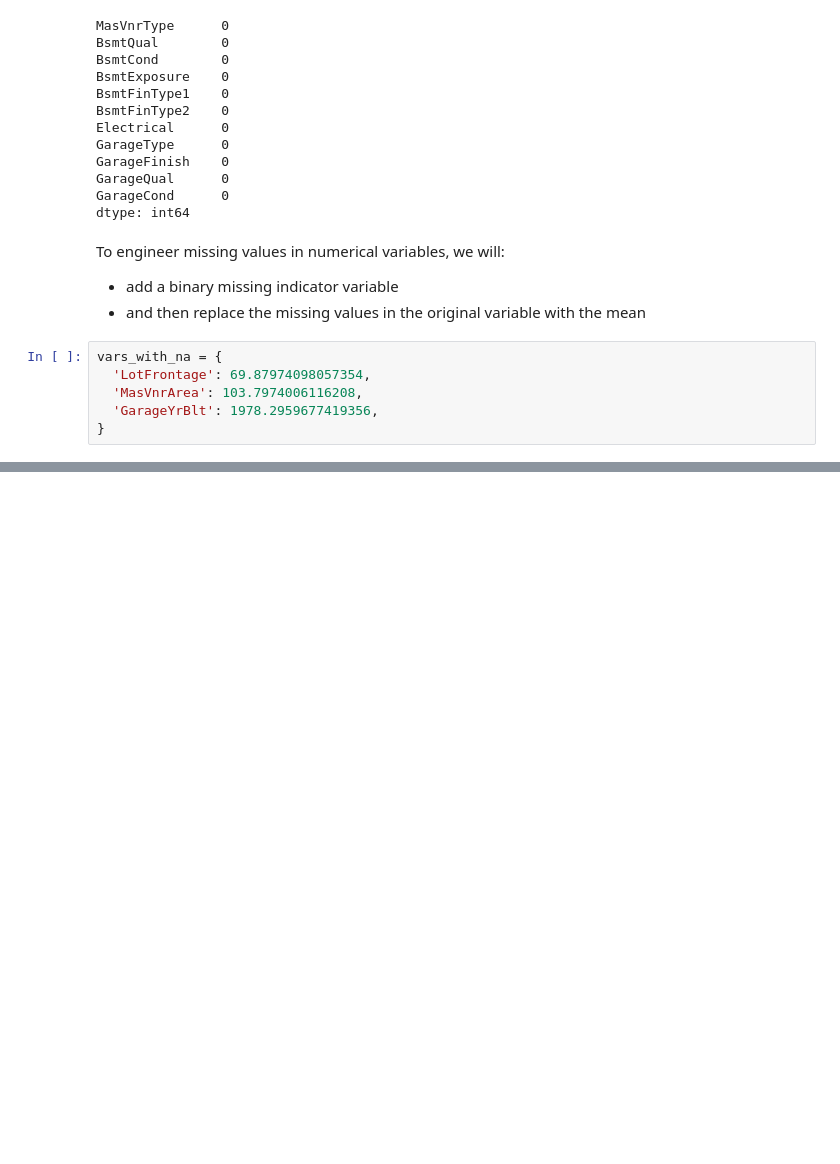
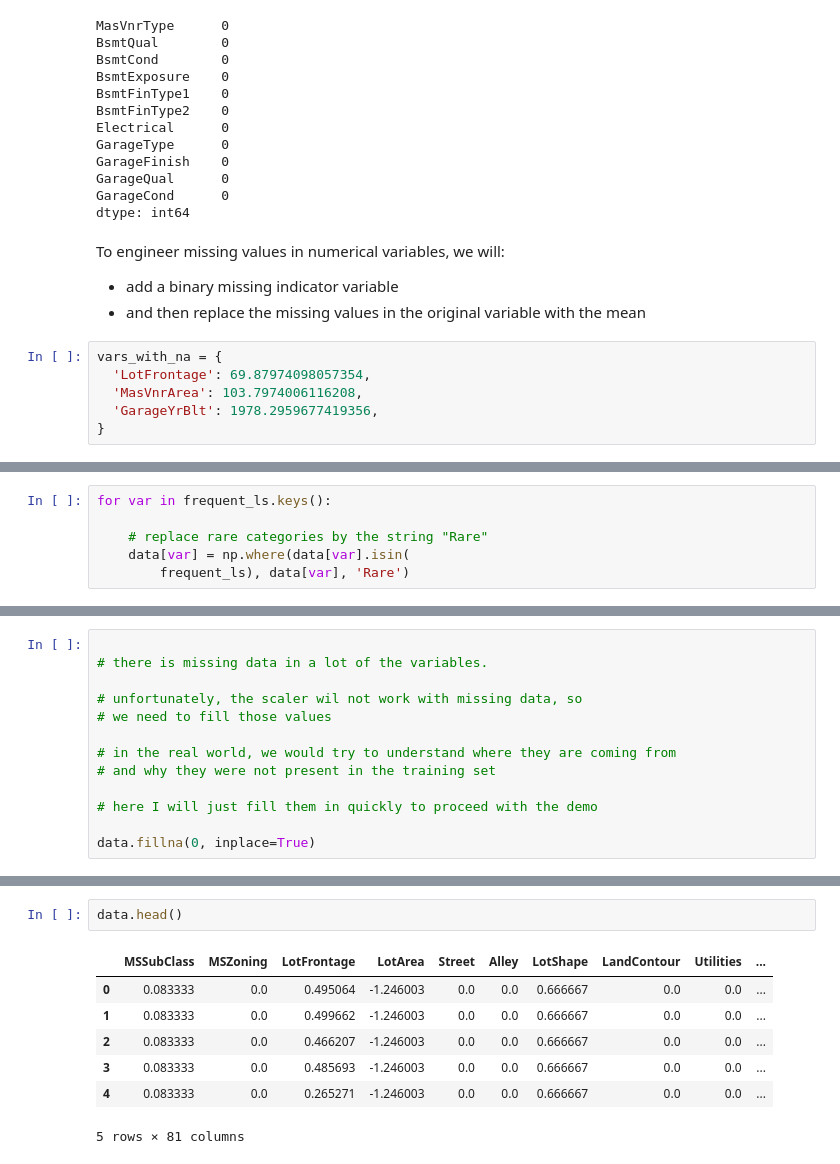
Before and after one commit to droesler/udemy_ml_deployment_course, a Jupyter notebook: section-04-research-and-development/section04_code_alongs/my_code_assignment2_score_new_housing_data.ipynb, the cells around one changed output, grey strips where cells are left out. Saved outputs shown, nothing was run; the diff lists cells and outputs as text; blank space fills up the shorter version.

```diff
--- a/section-04-research-and-development/section04_code_alongs/my_code_assignment2_score_new_housing_data.ipynb
+++ b/section-04-research-and-development/section04_code_alongs/my_code_assignment2_score_new_housing_data.ipynb
@@ -120,0 +310,6 @@ vars_with_na = {
+# %%
+for var in frequent_ls.keys():
+
+    # replace rare categories by the string "Rare"
+    data[var] = np.where(data[var].isin(
+        frequent_ls), data[var], 'Rare')
@@ -120,0 +392,13 @@ vars_with_na = {
+# %%
+
+# there is missing data in a lot of the variables.
+
+# unfortunately, the scaler wil not work with missing data, so
+# we need to fill those values
+
+# in the real world, we would try to understand where they are coming from
+# and why they were not present in the training set
+
+# here I will just fill them in quickly to proceed with the demo
+
+data.fillna(0, inplace=True)
@@ -120,0 +420,10 @@ vars_with_na = {
+# %%
+data.head()
+# %% [output]
+|  | MSSubClass | MSZoning | LotFrontage | LotArea | Street | Alley | LotShape | LandContour | Utilities | ... |
+| 0 | 0.083333 | 0.0 | 0.495064 | -1.246003 | 0.0 | 0.0 | 0.666667 | 0.0 | 0.0 | ... |
+| 1 | 0.083333 | 0.0 | 0.499662 | -1.246003 | 0.0 | 0.0 | 0.666667 | 0.0 | 0.0 | ... |
+| 2 | 0.083333 | 0.0 | 0.466207 | -1.246003 | 0.0 | 0.0 | 0.666667 | 0.0 | 0.0 | ... |
+| 3 | 0.083333 | 0.0 | 0.485693 | -1.246003 | 0.0 | 0.0 | 0.666667 | 0.0 | 0.0 | ... |
+| 4 | 0.083333 | 0.0 | 0.265271 | -1.246003 | 0.0 | 0.0 | 0.666667 | 0.0 | 0.0 | ... |
+5 rows × 81 columns
```
Also changed, not shown: parts of 33 cells of this notebook.
